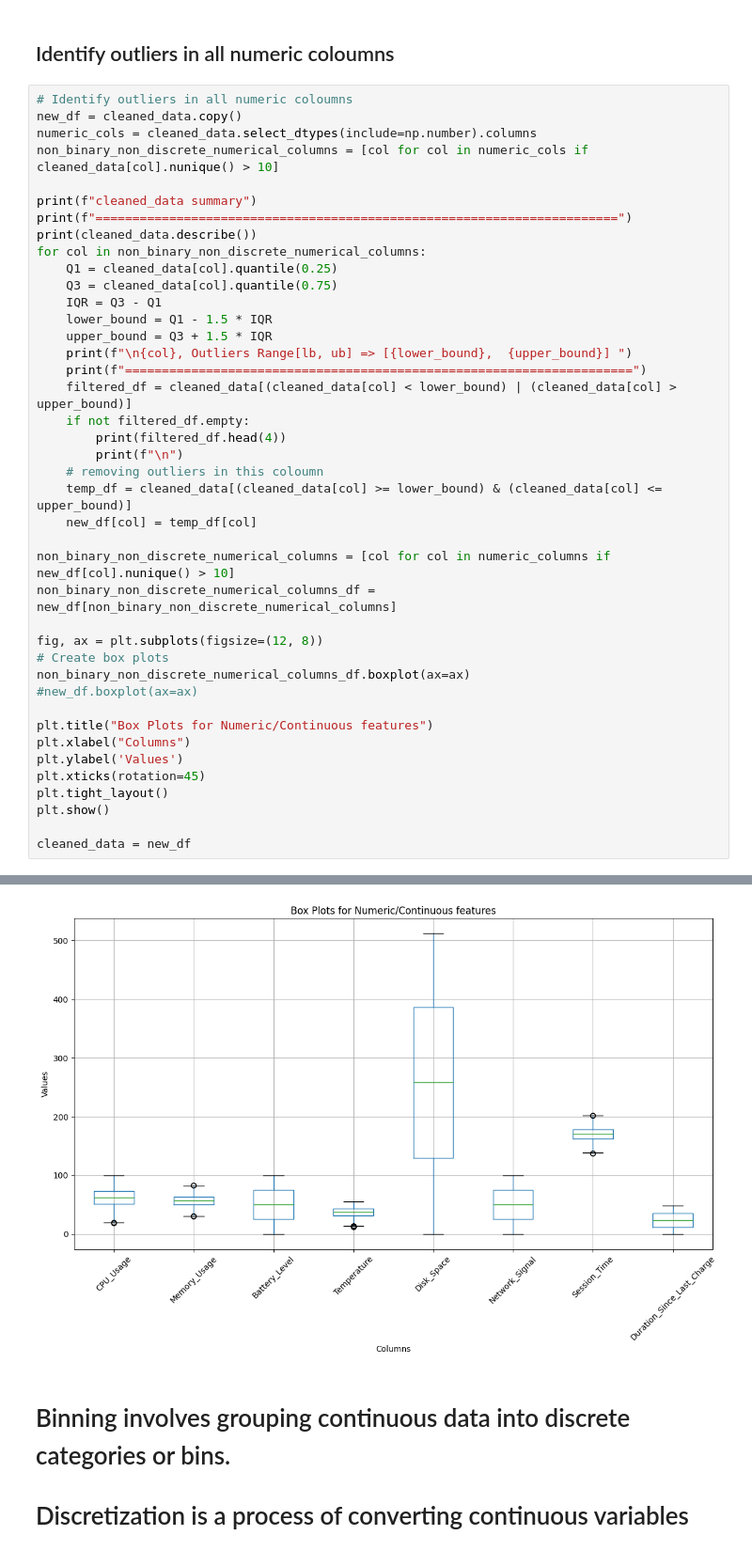
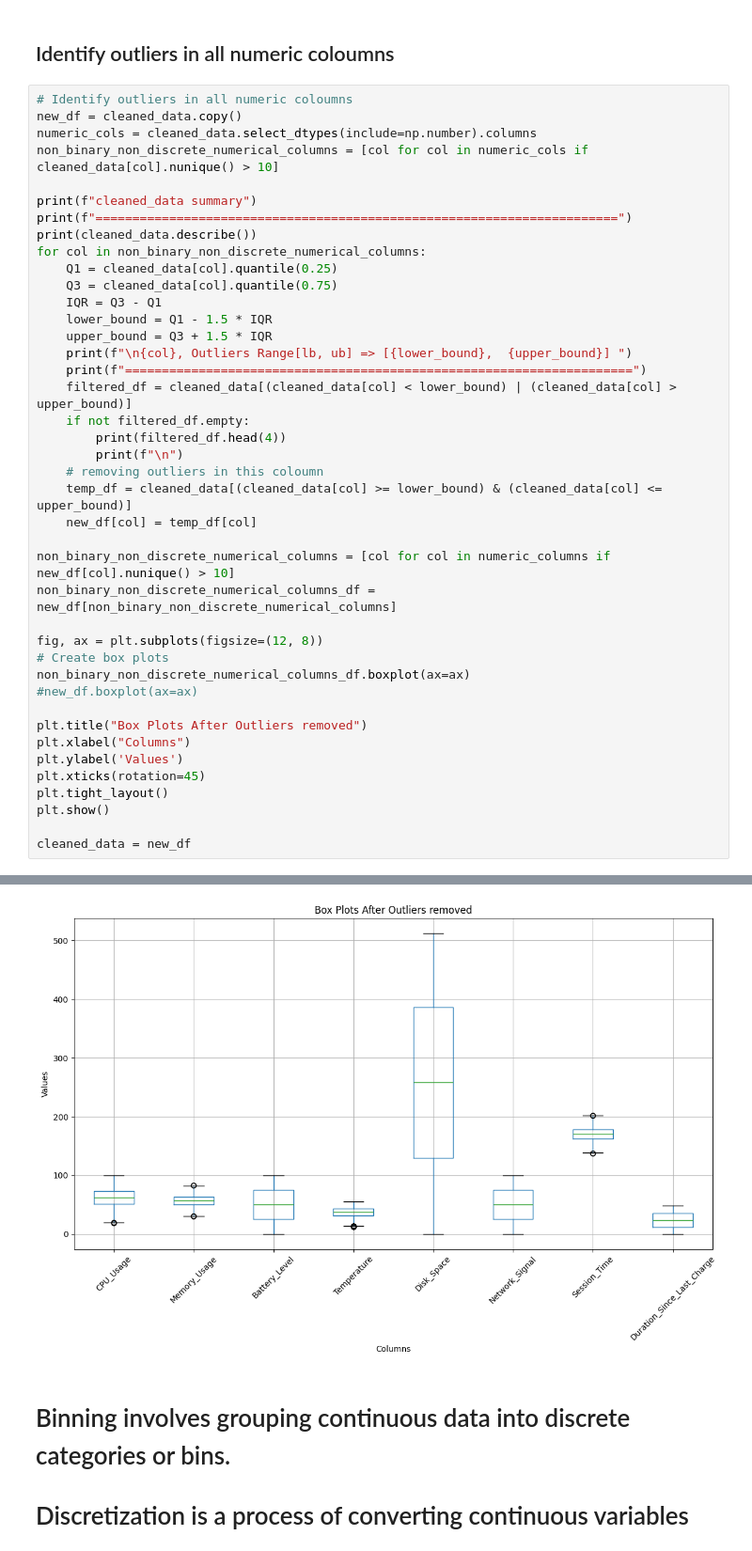
Before and after one commit to dkkh87/EDA-System-Crash-DS-Project, a Jupyter notebook: eda/IDS_Assignment-4.ipynb, the cells around one changed output, grey strips where cells are left out. Shown at 94% size. Cells and saved outputs as stored; diff of their text form.

Commit message:
change title plot

```diff
--- a/eda/IDS_Assignment-4.ipynb
+++ b/eda/IDS_Assignment-4.ipynb
@@ -255,35 +255,35 @@ non_binary_non_discrete_numerical_columns_df =  new_df[non_binary_non_discrete_n
 fig, ax = plt.subplots(figsize=(12, 8))
 # Create box plots
 non_binary_non_discrete_numerical_columns_df.boxplot(ax=ax)
 #new_df.boxplot(ax=ax)
 
-plt.title("Box Plots for Numeric/Continuous features")
+plt.title("Box Plots After Outliers removed")
 plt.xlabel("Columns")
 plt.ylabel('Values')
 plt.xticks(rotation=45)
 plt.tight_layout()
 plt.show()
 
 cleaned_data = new_df
 # %% [output]
 cleaned_data summary
 =======================================================================
           CPU_Usage  Memory_Usage  Battery_Level   Temperature    Disk_Space  \
 count  11548.000000  11548.000000   11548.000000  11548.000000  11548.000000
 mean      62.396289     56.961279      50.219586     36.852836    257.815931
 std       16.111538      9.777106      28.846494      9.388316    147.880772
 min        4.310000     24.030000       0.000000     10.120000      0.050000
 25%       51.667500     50.370000      25.267500     31.247500    129.892500
 50%       62.400000     56.980000      50.375000     37.600000    258.065000
 75%       73.480000     63.402500      74.780000     43.550000    386.512500
 max       99.950000     94.280000     100.000000     55.000000    511.930000
 
 ... (139 lines left out)
 
 
 Duration_Since_Last_Charge, Outliers Range[lb, ub] => [-23.546249999999997,  71.50375]
 =====================================================================
-[figure, old version]
+[figure, new version]
 # %% [markdown]
 # Binning involves grouping continuous data into discrete categories or bins.
 # Discretization is a process of converting continuous variables into discrete #. Involves binning and converting values into predefined categories based on certain criteria.
```
